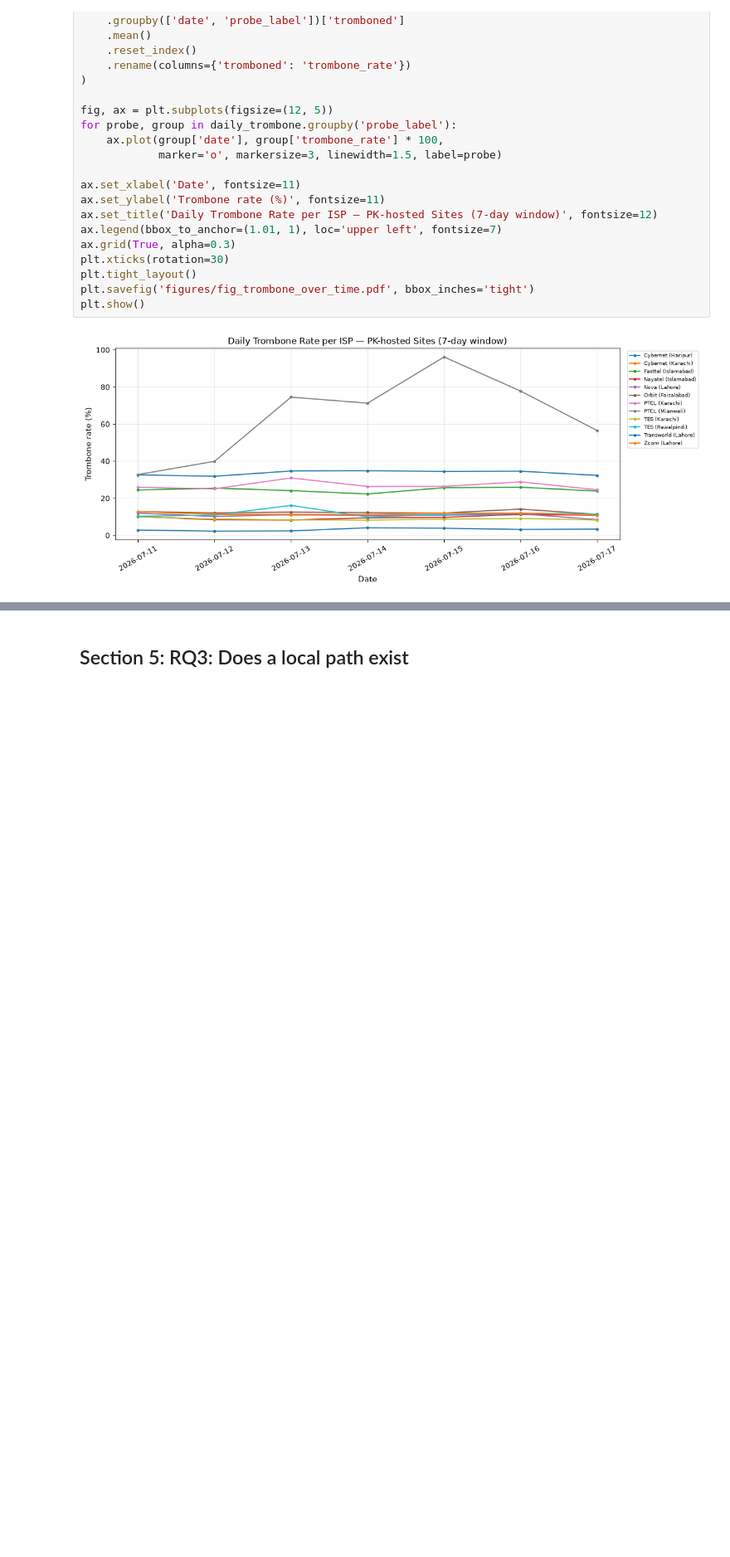
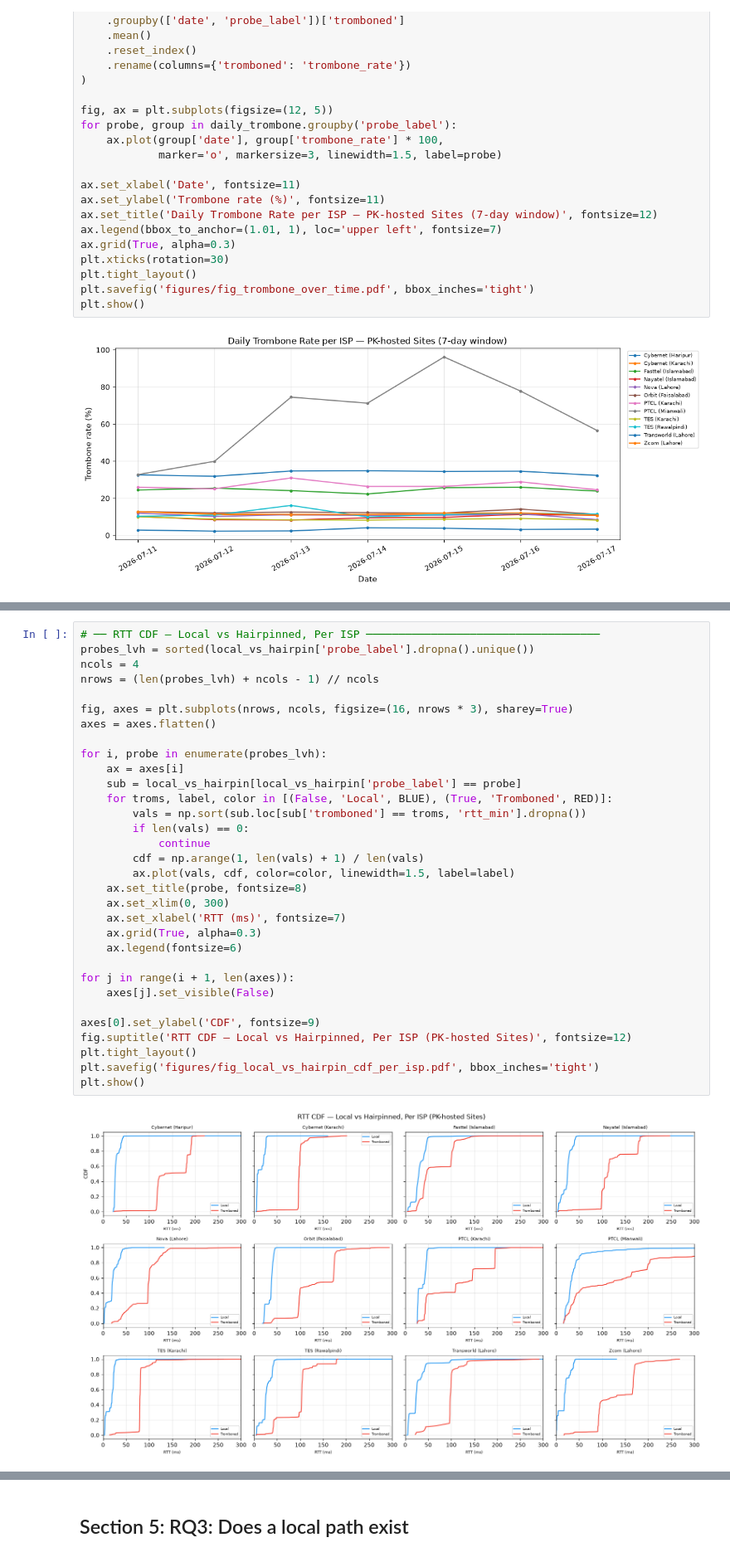
Before and after one commit to msaqib/pkinternet, a Jupyter notebook: experiments/07_longitudinal_panel/analysis/exp07_analysis.ipynb, the cells around one changed output, grey strips where cells are left out. Shown at 83% size. Saved outputs shown, nothing was run; the diff lists cells and outputs as text; blank space fills up the shorter version.

```diff
--- a/experiments/07_longitudinal_panel/analysis/exp07_analysis.ipynb
+++ b/experiments/07_longitudinal_panel/analysis/exp07_analysis.ipynb
@@ -698,0 +778,34 @@ plt.show()
+# %%
+# ── RTT CDF — Local vs Hairpinned, Per ISP ────────────────────────────────────
+probes_lvh = sorted(local_vs_hairpin['probe_label'].dropna().unique())
+ncols = 4
+nrows = (len(probes_lvh) + ncols - 1) // ncols
+
+fig, axes = plt.subplots(nrows, ncols, figsize=(16, nrows * 3), sharey=True)
+axes = axes.flatten()
+
+for i, probe in enumerate(probes_lvh):
+    ax = axes[i]
+    sub = local_vs_hairpin[local_vs_hairpin['probe_label'] == probe]
+    for troms, label, color in [(False, 'Local', BLUE), (True, 'Tromboned', RED)]:
+        vals = np.sort(sub.loc[sub['tromboned'] == troms, 'rtt_min'].dropna())
+        if len(vals) == 0:
+            continue
+        cdf = np.arange(1, len(vals) + 1) / len(vals)
+        ax.plot(vals, cdf, color=color, linewidth=1.5, label=label)
+    ax.set_title(probe, fontsize=8)
+    ax.set_xlim(0, 300)
+    ax.set_xlabel('RTT (ms)', fontsize=7)
+    ax.grid(True, alpha=0.3)
+    ax.legend(fontsize=6)
+
+for j in range(i + 1, len(axes)):
+    axes[j].set_visible(False)
+
+axes[0].set_ylabel('CDF', fontsize=9)
+fig.suptitle('RTT CDF — Local vs Hairpinned, Per ISP (PK-hosted Sites)', fontsize=12)
+plt.tight_layout()
+plt.savefig('figures/fig_local_vs_hairpin_cdf_per_isp.pdf', bbox_inches='tight')
+plt.show()
+# %% [output]
+[figure, added]
```
Also changed, not shown: parts of 6 cells of this notebook, 30 other files.
